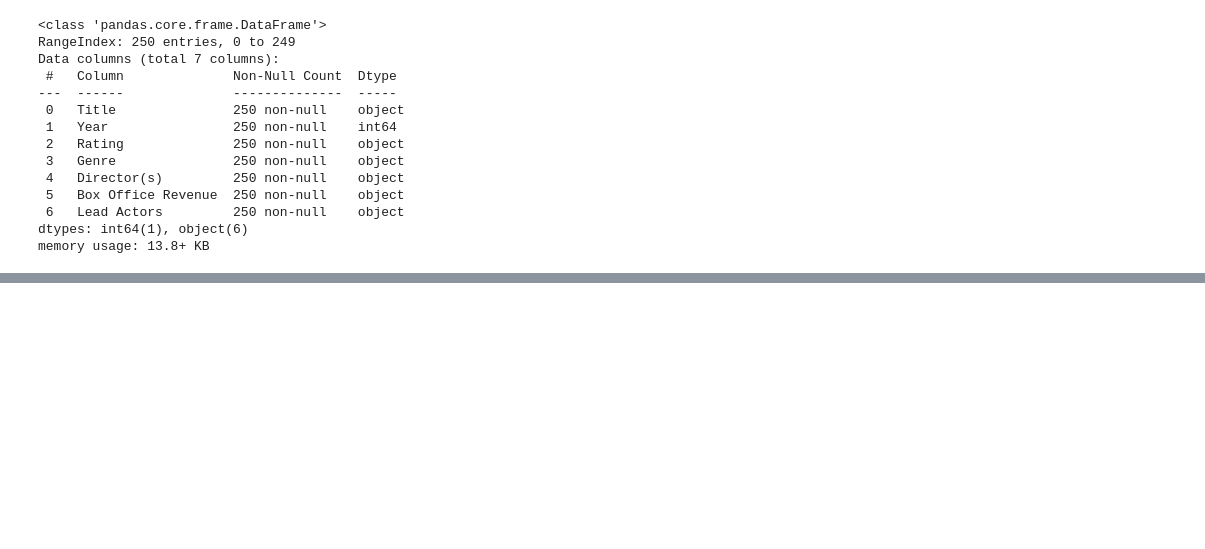
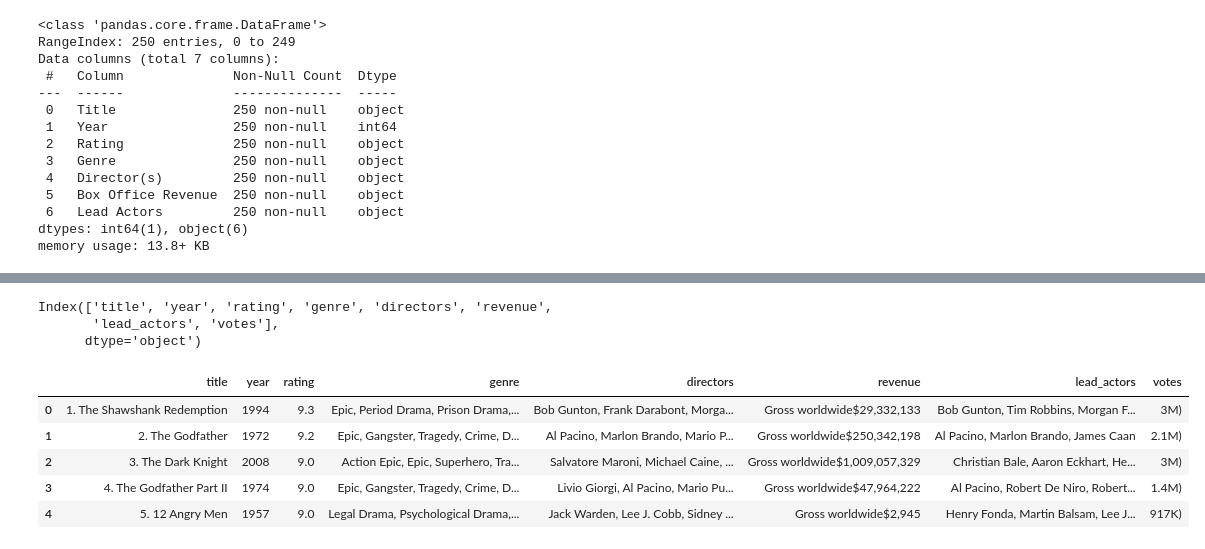
Before and after one commit to lahirudatascience/imdb_exploratory_data_analysis, a Jupyter notebook: notebooks/eda_analysis.ipynb, the cells around one changed output, grey strips where cells are left out. Saved outputs shown, nothing was run; the diff lists cells and outputs as text; code cells hidden in the pictures; blank space fills up the shorter version.

```diff
--- a/notebooks/eda_analysis.ipynb
+++ b/notebooks/eda_analysis.ipynb
@@ -52,0 +139,15 @@ memory usage: 13.8+ KB
+# %%
+df.columns
+# %% [output]
+Index(['title', 'year', 'rating', 'genre', 'directors', 'revenue',
+       'lead_actors', 'votes'],
+      dtype='object')
+# %%
+df.head()
+# %% [output]
+|  | title | year | rating | genre | directors | revenue | lead_actors | votes |
+| 0 | 1. The Shawshank Redemption | 1994 | 9.3 | Epic, Period Drama, Prison Drama,... | Bob Gunton, Frank Darabont, Morga... | Gross worldwide$29,332,133 | Bob Gunton, Tim Robbins, Morgan F... | 3M) |
+| 1 | 2. The Godfather | 1972 | 9.2 | Epic, Gangster, Tragedy, Crime, D... | Al Pacino, Marlon Brando, Mario P... | Gross worldwide$250,342,198 | Al Pacino, Marlon Brando, James Caan | 2.1M) |
+| 2 | 3. The Dark Knight | 2008 | 9.0 | Action Epic, Epic, Superhero, Tra... | Salvatore Maroni, Michael Caine, ... | Gross worldwide$1,009,057,329 | Christian Bale, Aaron Eckhart, He... | 3M) |
+| 3 | 4. The Godfather Part II | 1974 | 9.0 | Epic, Gangster, Tragedy, Crime, D... | Livio Giorgi, Al Pacino, Mario Pu... | Gross worldwide$47,964,222 | Al Pacino, Robert De Niro, Robert... | 1.4M) |
+| 4 | 5. 12 Angry Men | 1957 | 9.0 | Legal Drama, Psychological Drama,... | Jack Warden, Lee J. Cobb, Sidney ... | Gross worldwide$2,945 | Henry Fonda, Martin Balsam, Lee J... | 917K) |
```
Also changed, not shown: parts of 20 cells of this notebook, 1 other file.
